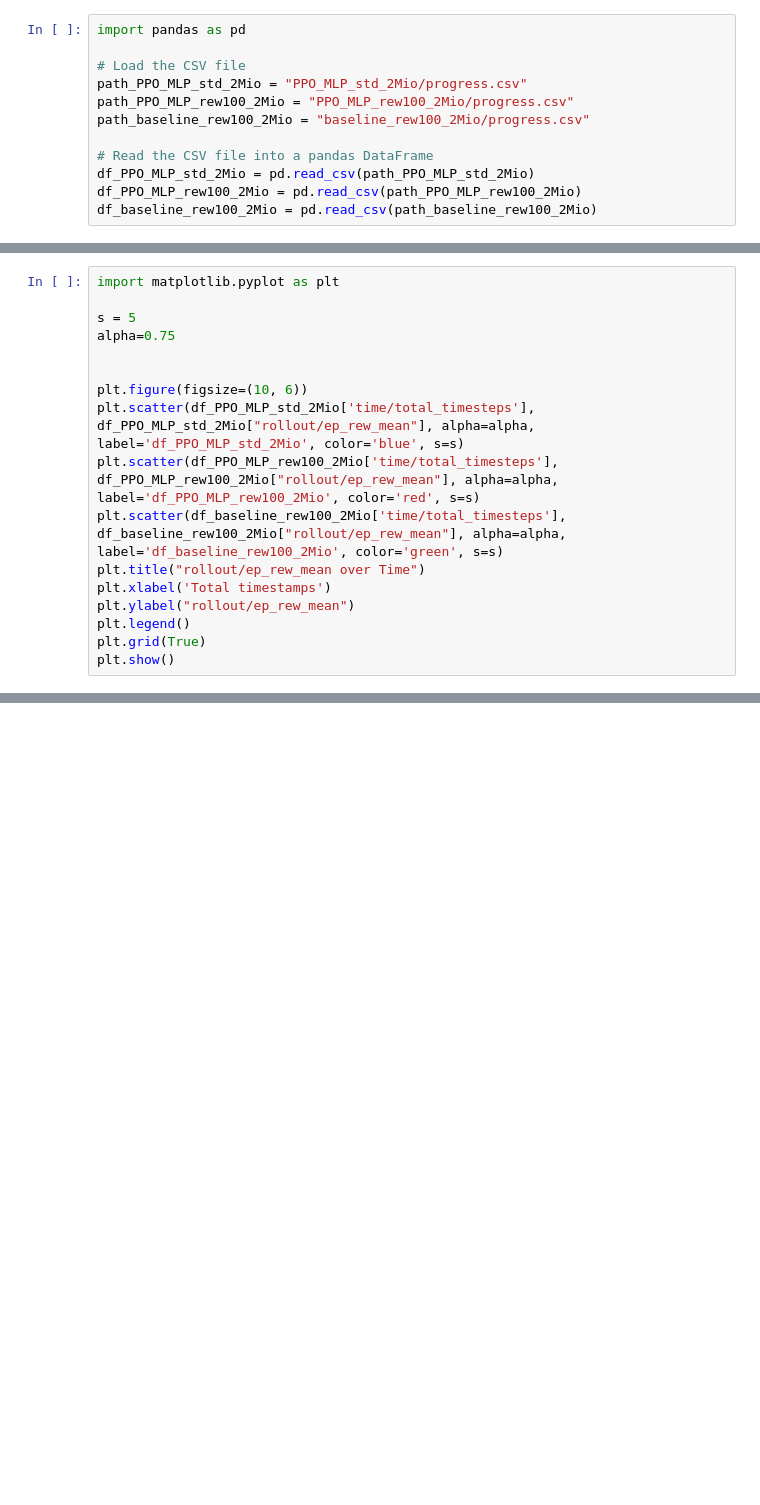
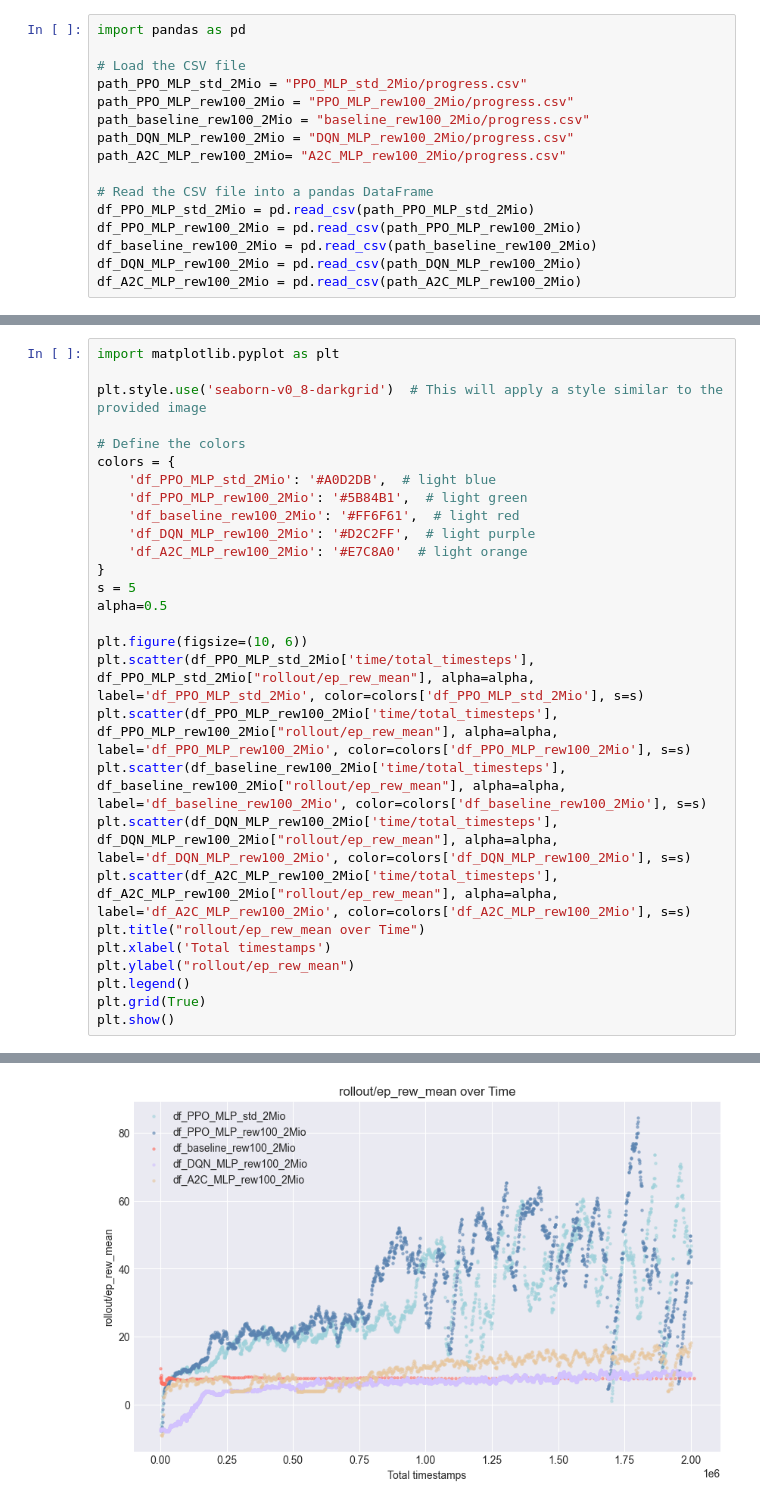
Before and after one commit to TobiasLudwig02/RLFlappyBird, a Jupyter notebook: logs/show_logs.ipynb, the cells around one changed output, grey strips where cells are left out. Drawn from its saved outputs; the diff is of its cells as text; blank space fills up the shorter version.

```diff
--- a/logs/show_logs.ipynb
+++ b/logs/show_logs.ipynb
@@ -5,8 +5,12 @@ import pandas as pd
 path_PPO_MLP_std_2Mio = "PPO_MLP_std_2Mio/progress.csv"
 path_PPO_MLP_rew100_2Mio = "PPO_MLP_rew100_2Mio/progress.csv"
 path_baseline_rew100_2Mio = "baseline_rew100_2Mio/progress.csv"
+path_DQN_MLP_rew100_2Mio = "DQN_MLP_rew100_2Mio/progress.csv"
+path_A2C_MLP_rew100_2Mio= "A2C_MLP_rew100_2Mio/progress.csv"
 
 # Read the CSV file into a pandas DataFrame
 df_PPO_MLP_std_2Mio = pd.read_csv(path_PPO_MLP_std_2Mio)
 df_PPO_MLP_rew100_2Mio = pd.read_csv(path_PPO_MLP_rew100_2Mio)
 df_baseline_rew100_2Mio = pd.read_csv(path_baseline_rew100_2Mio)
+df_DQN_MLP_rew100_2Mio = pd.read_csv(path_DQN_MLP_rew100_2Mio)
+df_A2C_MLP_rew100_2Mio = pd.read_csv(path_A2C_MLP_rew100_2Mio)
@@ -27,14 +17,25 @@ df_baseline_rew100_2Mio = pd.read_csv(path_baseline_rew100_2Mio)
 # %%
 import matplotlib.pyplot as plt
 
+plt.style.use('seaborn-v0_8-darkgrid')  # This will apply a style similar to the provided image
+
+# Define the colors
+colors = {
+    'df_PPO_MLP_std_2Mio': '#A0D2DB',  # light blue
+    'df_PPO_MLP_rew100_2Mio': '#5B84B1',  # light green
+    'df_baseline_rew100_2Mio': '#FF6F61',  # light red
+    'df_DQN_MLP_rew100_2Mio': '#D2C2FF',  # light purple
+    'df_A2C_MLP_rew100_2Mio': '#E7C8A0'  # light orange
+}
 s = 5
-alpha=0.75
-
+alpha=0.5
 
 plt.figure(figsize=(10, 6))
-plt.scatter(df_PPO_MLP_std_2Mio['time/total_timesteps'], df_PPO_MLP_std_2Mio["rollout/ep_rew_mean"], alpha=alpha, label='df_PPO_MLP_std_2Mio', color='blue', s=s)
-plt.scatter(df_PPO_MLP_rew100_2Mio['time/total_timesteps'], df_PPO_MLP_rew100_2Mio["rollout/ep_rew_mean"], alpha=alpha, label='df_PPO_MLP_rew100_2Mio', color='red', s=s)
-plt.scatter(df_baseline_rew100_2Mio['time/total_timesteps'], df_baseline_rew100_2Mio["rollout/ep_rew_mean"], alpha=alpha, label='df_baseline_rew100_2Mio', color='green', s=s)
+plt.scatter(df_PPO_MLP_std_2Mio['time/total_timesteps'], df_PPO_MLP_std_2Mio["rollout/ep_rew_mean"], alpha=alpha, label='df_PPO_MLP_std_2Mio', color=colors['df_PPO_MLP_std_2Mio'], s=s)
+plt.scatter(df_PPO_MLP_rew100_2Mio['time/total_timesteps'], df_PPO_MLP_rew100_2Mio["rollout/ep_rew_mean"], alpha=alpha, label='df_PPO_MLP_rew100_2Mio', color=colors['df_PPO_MLP_rew100_2Mio'], s=s)
+plt.scatter(df_baseline_rew100_2Mio['time/total_timesteps'], df_baseline_rew100_2Mio["rollout/ep_rew_mean"], alpha=alpha, label='df_baseline_rew100_2Mio', color=colors['df_baseline_rew100_2Mio'], s=s)
+plt.scatter(df_DQN_MLP_rew100_2Mio['time/total_timesteps'], df_DQN_MLP_rew100_2Mio["rollout/ep_rew_mean"], alpha=alpha, label='df_DQN_MLP_rew100_2Mio', color=colors['df_DQN_MLP_rew100_2Mio'], s=s)
+plt.scatter(df_A2C_MLP_rew100_2Mio['time/total_timesteps'], df_A2C_MLP_rew100_2Mio["rollout/ep_rew_mean"], alpha=alpha, label='df_A2C_MLP_rew100_2Mio', color=colors['df_A2C_MLP_rew100_2Mio'], s=s)
 plt.title("rollout/ep_rew_mean over Time")
 plt.xlabel('Total timestamps')
 plt.ylabel("rollout/ep_rew_mean")
@@ -58,3 +46,4 @@ plt.show()
+[figure, added]
 # %%
 # Definiere die Spalten, die nicht geplottet werden sollen
 columns_to_exclude = ['time/time_elapsed', 'time/total_timesteps', 'time/fps', "time/iterations", "train/clip_range", "train/clip_fraction", "train/n_updates", "train/learning_rate", "rollout/ep_len_mean"]  # Füge hier die Spalten hinzu, die du ausschließen möchtest
```
Also changed, not shown: parts of 3 cells of this notebook, 7 other files.
